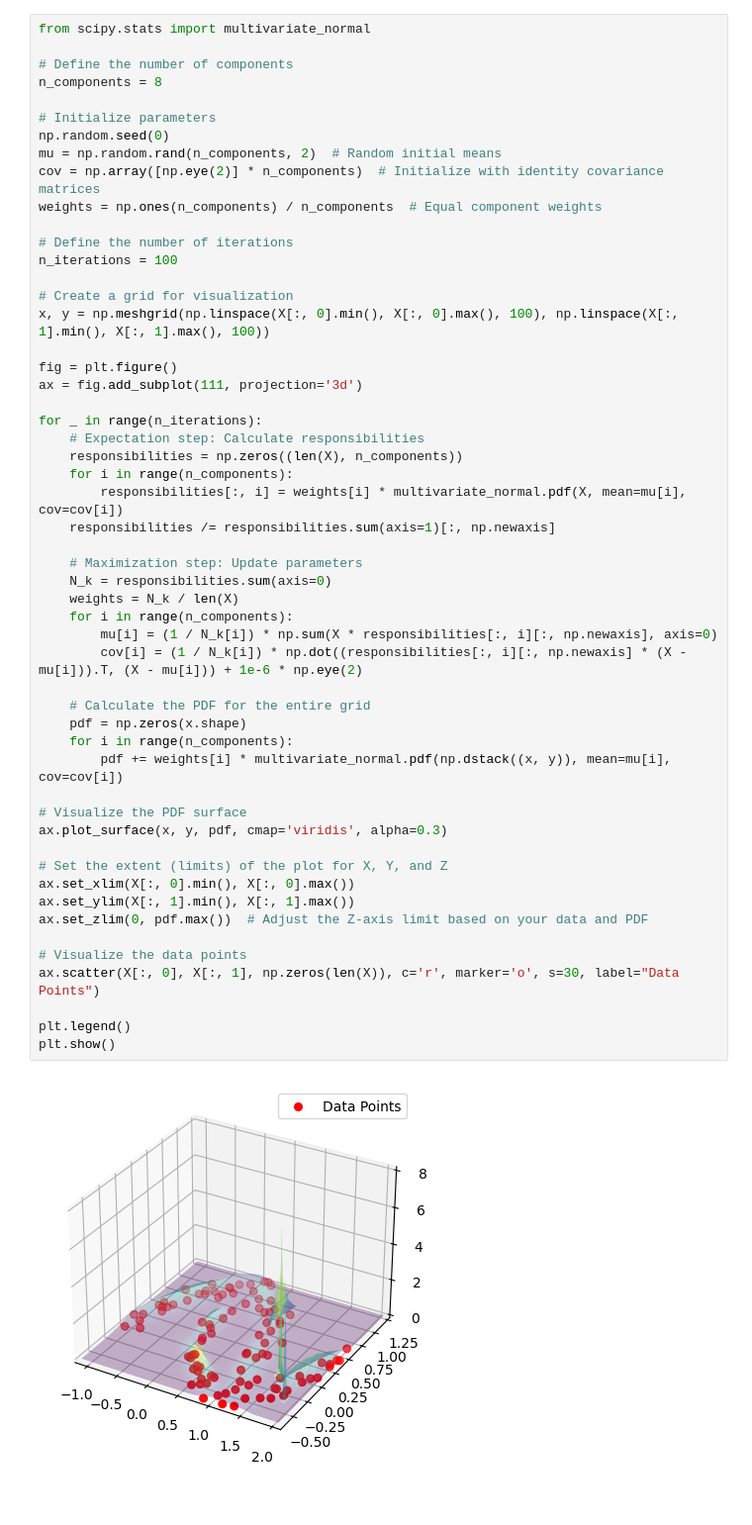
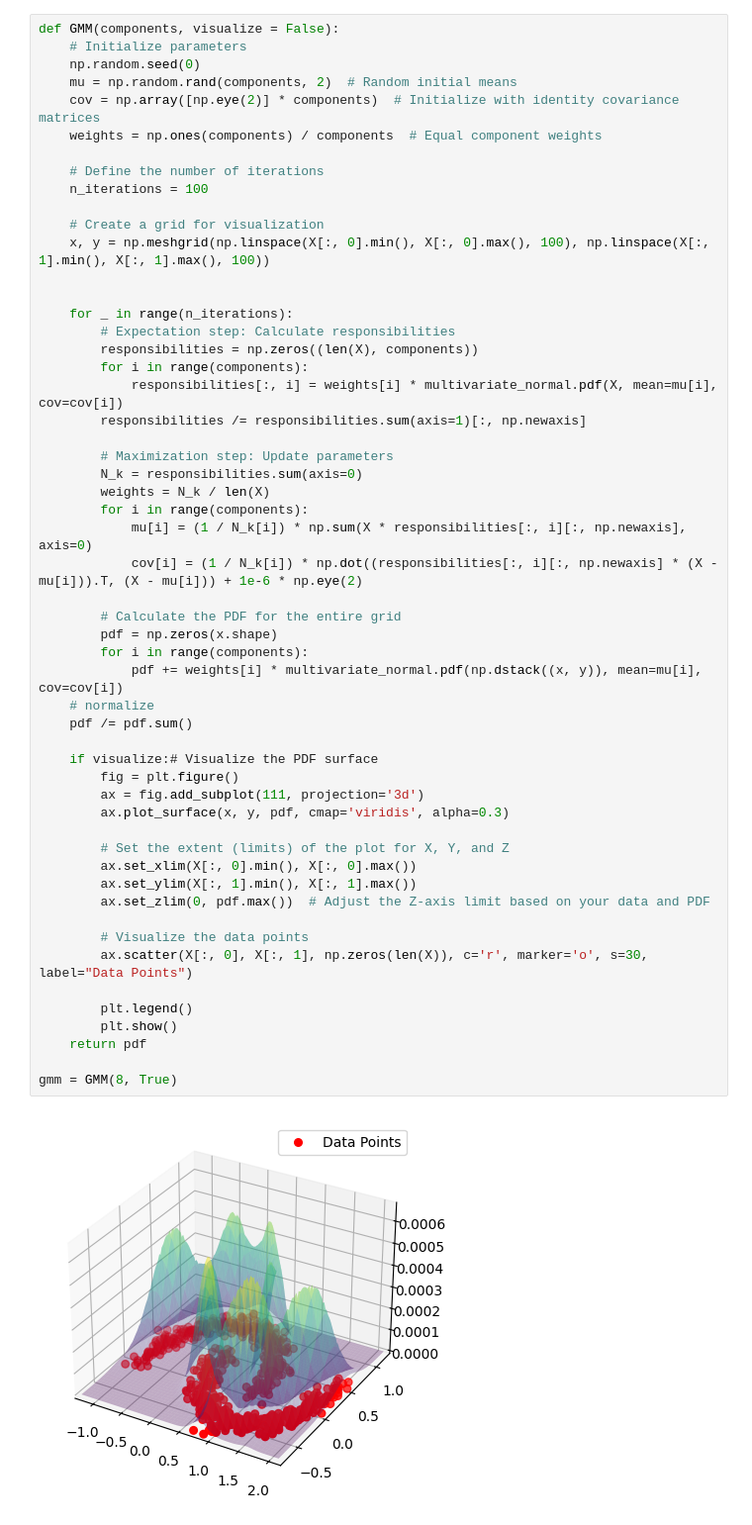
Before and after one commit to Max-Hi/GenNN, a Jupyter notebook: generative-baselines.ipynb, the cells around one changed output. Shown: that part at 99% size. Cells and saved outputs as stored; diff of their text form.

Commit message:
everything else, just some playing around left and adjust to higher dims

```diff
--- a/generative-baselines.ipynb
+++ b/generative-baselines.ipynb
@@ -46,55 +48,56 @@ plt.show()
 # %%
-from scipy.stats import multivariate_normal
+def GMM(components, visualize = False):
+    # Initialize parameters
+    np.random.seed(0)
+    mu = np.random.rand(components, 2)  # Random initial means
+    cov = np.array([np.eye(2)] * components)  # Initialize with identity covariance matrices
+    weights = np.ones(components) / components  # Equal component weights
 
-# Define the number of components
-n_components = 8
+    # Define the number of iterations
+    n_iterations = 100
 
-# Initialize parameters
-np.random.seed(0)
-mu = np.random.rand(n_components, 2)  # Random initial means
-cov = np.array([np.eye(2)] * n_components)  # Initialize with identity covariance matrices
-weights = np.ones(n_components) / n_components  # Equal component weights
+    # Create a grid for visualization
+    x, y = np.meshgrid(np.linspace(X[:, 0].min(), X[:, 0].max(), 100), np.linspace(X[:, 1].min(), X[:, 1].max(), 100))
 
-# Define the number of iterations
-n_iterations = 100
 
-# Create a grid for visualization
-x, y = np.meshgrid(np.linspace(X[:, 0].min(), X[:, 0].max(), 100), np.linspace(X[:, 1].min(), X[:, 1].max(), 100))
+    for _ in range(n_iterations):
+        # Expectation step: Calculate responsibilities
+        responsibilities = np.zeros((len(X), components))
+        for i in range(components):
+            responsibilities[:, i] = weights[i] * multivariate_normal.pdf(X, mean=mu[i], cov=cov[i])
+        responsibilities /= responsibilities.sum(axis=1)[:, np.newaxis]
 
-fig = plt.figure()
-ax = fig.add_subplot(111, projection='3d')
+        # Maximization step: Update parameters
+        N_k = responsibilities.sum(axis=0)
+        weights = N_k / len(X)
+        for i in range(components):
+            mu[i] = (1 / N_k[i]) * np.sum(X * responsibilities[:, i][:, np.newaxis], axis=0)
+            cov[i] = (1 / N_k[i]) * np.dot((responsibilities[:, i][:, np.newaxis] * (X - mu[i])).T, (X - mu[i])) + 1e-6 * np.eye(2)
 
-for _ in range(n_iterations):
-    # Expectation step: Calculate responsibilities
-    responsibilities = np.zeros((len(X), n_components))
-    for i in range(n_components):
-        responsibilities[:, i] = weights[i] * multivariate_normal.pdf(X, mean=mu[i], cov=cov[i])
-    responsibilities /= responsibilities.sum(axis=1)[:, np.newaxis]
+        # Calculate the PDF for the entire grid
+        pdf = np.zeros(x.shape)
+        for i in range(components):
+            pdf += weights[i] * multivariate_normal.pdf(np.dstack((x, y)), mean=mu[i], cov=cov[i])
+    # normalize
+    pdf /= pdf.sum()
 
-    # Maximization step: Update parameters
-    N_k = responsibilities.sum(axis=0)
-    weights = N_k / len(X)
-    for i in range(n_components):
-        mu[i] = (1 / N_k[i]) * np.sum(X * responsibilities[:, i][:, np.newaxis], axis=0)
-        cov[i] = (1 / N_k[i]) * np.dot((responsibilities[:, i][:, np.newaxis] * (X - mu[i])).T, (X - mu[i])) + 1e-6 * np.eye(2)
+    if visualize:# Visualize the PDF surface
+        fig = plt.figure()
+        ax = fig.add_subplot(111, projection='3d')
+        ax.plot_surface(x, y, pdf, cmap='viridis', alpha=0.3)
 
-    # Calculate the PDF for the entire grid
-    pdf = np.zeros(x.shape)
-    for i in range(n_components):
-        pdf += weights[i] * multivariate_normal.pdf(np.dstack((x, y)), mean=mu[i], cov=cov[i])
+        # Set the extent (limits) of the plot for X, Y, and Z
+        ax.set_xlim(X[:, 0].min(), X[:, 0].max())
+        ax.set_ylim(X[:, 1].min(), X[:, 1].max())
+        ax.set_zlim(0, pdf.max())  # Adjust the Z-axis limit based on your data and PDF
 
-# Visualize the PDF surface
-ax.plot_surface(x, y, pdf, cmap='viridis', alpha=0.3)
+        # Visualize the data points
+        ax.scatter(X[:, 0], X[:, 1], np.zeros(len(X)), c='r', marker='o', s=30, label="Data Points")
 
-# Set the extent (limits) of the plot for X, Y, and Z
-ax.set_xlim(X[:, 0].min(), X[:, 0].max())
-ax.set_ylim(X[:, 1].min(), X[:, 1].max())
-ax.set_zlim(0, pdf.max())  # Adjust the Z-axis limit based on your data and PDF
+        plt.legend()
+        plt.show()
+    return pdf
 
-# Visualize the data points
-ax.scatter(X[:, 0], X[:, 1], np.zeros(len(X)), c='r', marker='o', s=30, label="Data Points")
-
-plt.legend()
-plt.show()
+gmm = GMM(8, True)
 # %% [output]
-[figure, old version]
+[figure, new version]
```
Also changed, not shown: parts of 9 cells of this notebook.
